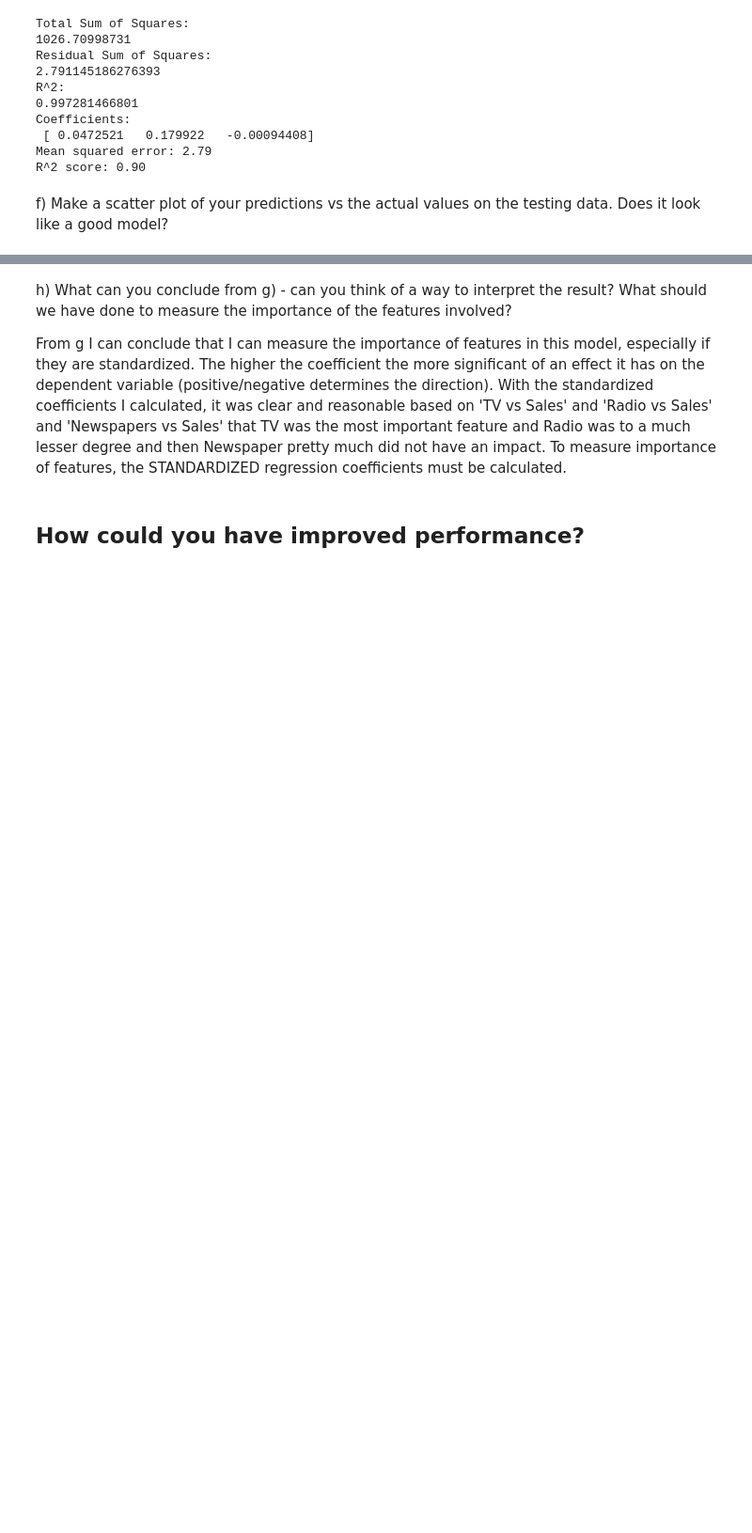
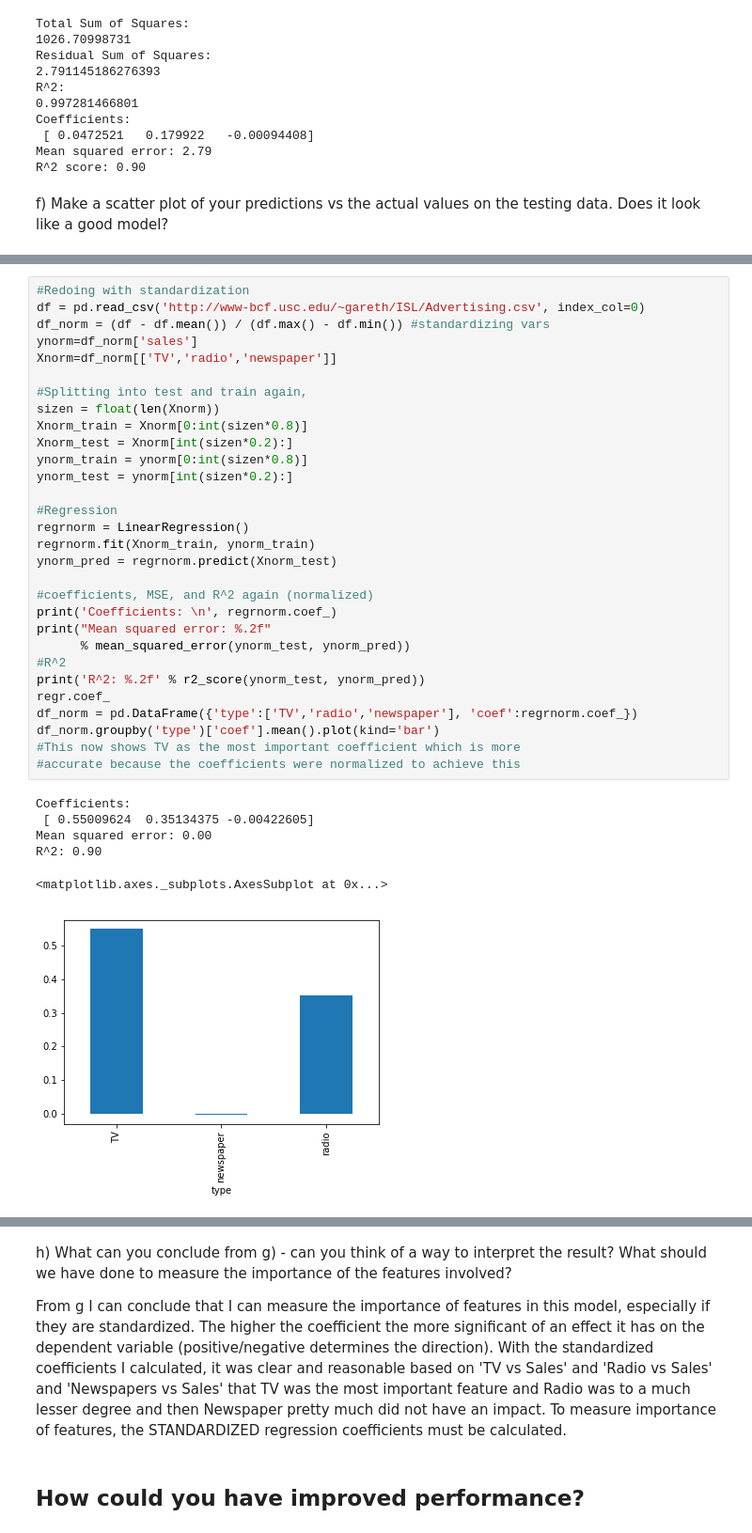
Before and after one commit to Columbia-Intro-Data-Science/python-introduction-MohiAhmed, a Jupyter notebook: Homework 1 - Github and Pandas.ipynb, the cells around one changed output, grey strips where cells are left out. Shown: that part at 94% size. Saved outputs shown, nothing was run; the diff lists cells and outputs as text; blank space fills up the shorter version.

```diff
--- a/Homework 1 - Github and Pandas.ipynb
+++ b/Homework 1 - Github and Pandas.ipynb
@@ -297 +312,38 @@ Try looking at LinearRegression().coef_
+# %%
+#Redoing with standardization
+df = pd.read_csv('http://www-bcf.usc.edu/~gareth/ISL/Advertising.csv', index_col=0)
+df_norm = (df - df.mean()) / (df.max() - df.min()) #standardizing vars
+ynorm=df_norm['sales']
+Xnorm=df_norm[['TV','radio','newspaper']]
+
+#Splitting into test and train again,
+sizen = float(len(Xnorm))
+Xnorm_train = Xnorm[0:int(sizen*0.8)]
+Xnorm_test = Xnorm[int(sizen*0.2):]
+ynorm_train = ynorm[0:int(sizen*0.8)]
+ynorm_test = ynorm[int(sizen*0.2):]
+
+#Regression
+regrnorm = LinearRegression()
+regrnorm.fit(Xnorm_train, ynorm_train)
+ynorm_pred = regrnorm.predict(Xnorm_test)
+
+#coefficients, MSE, and R^2 again (normalized)
+print('Coefficients: \n', regrnorm.coef_)
+print("Mean squared error: %.2f"
+      % mean_squared_error(ynorm_test, ynorm_pred))
+#R^2
+print('R^2: %.2f' % r2_score(ynorm_test, ynorm_pred))
+regr.coef_
+df_norm = pd.DataFrame({'type':['TV','radio','newspaper'], 'coef':regrnorm.coef_})
+df_norm.groupby('type')['coef'].mean().plot(kind='bar')
+#This now shows TV as the most important coefficient which is more
+#accurate because the coefficients were normalized to achieve this
+# %% [output]
+Coefficients:
+ [ 0.55009624  0.35134375 -0.00422605]
+Mean squared error: 0.00
+R^2: 0.90
+<matplotlib.axes._subplots.AxesSubplot at 0x...>
+[figure, added]
 # %%
```
Also changed, not shown: parts of 4 cells of this notebook.
